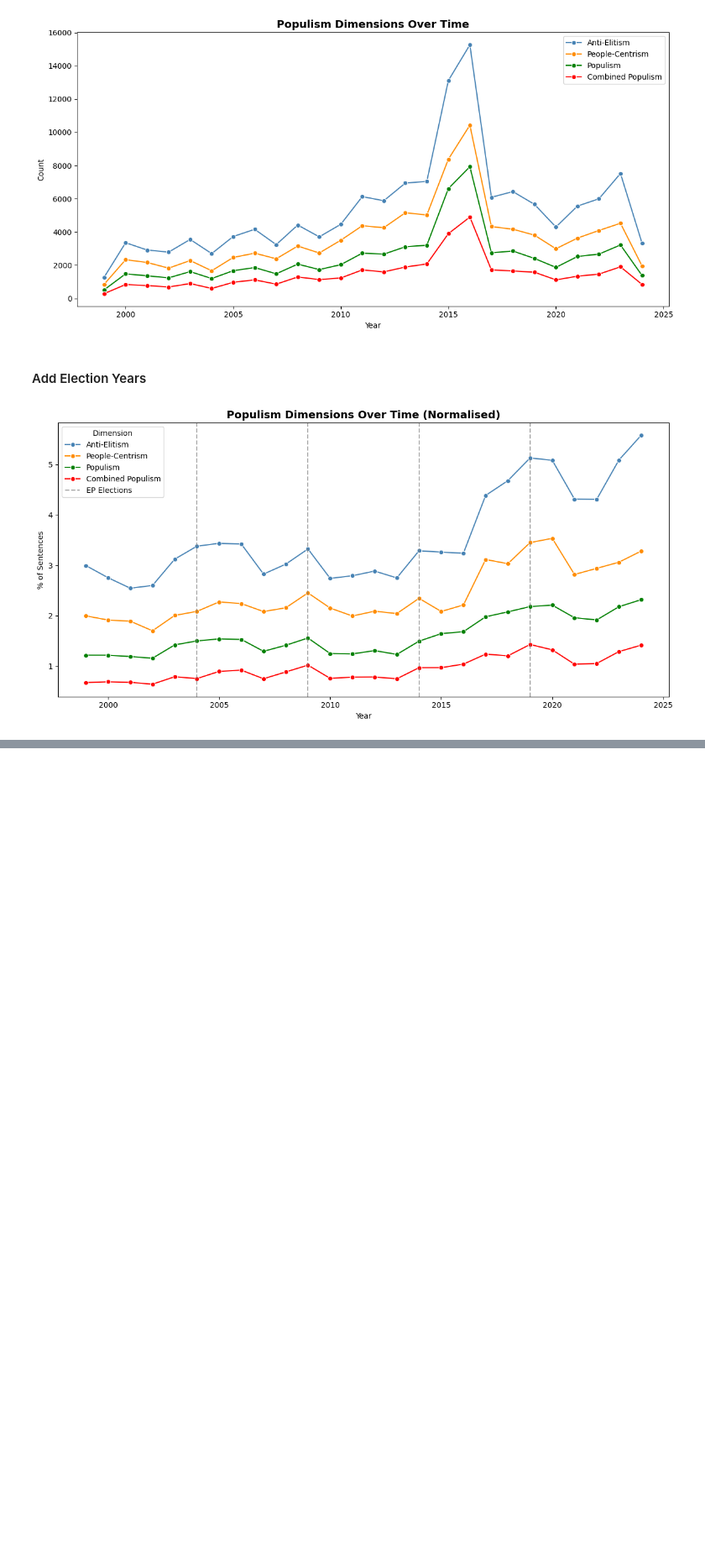
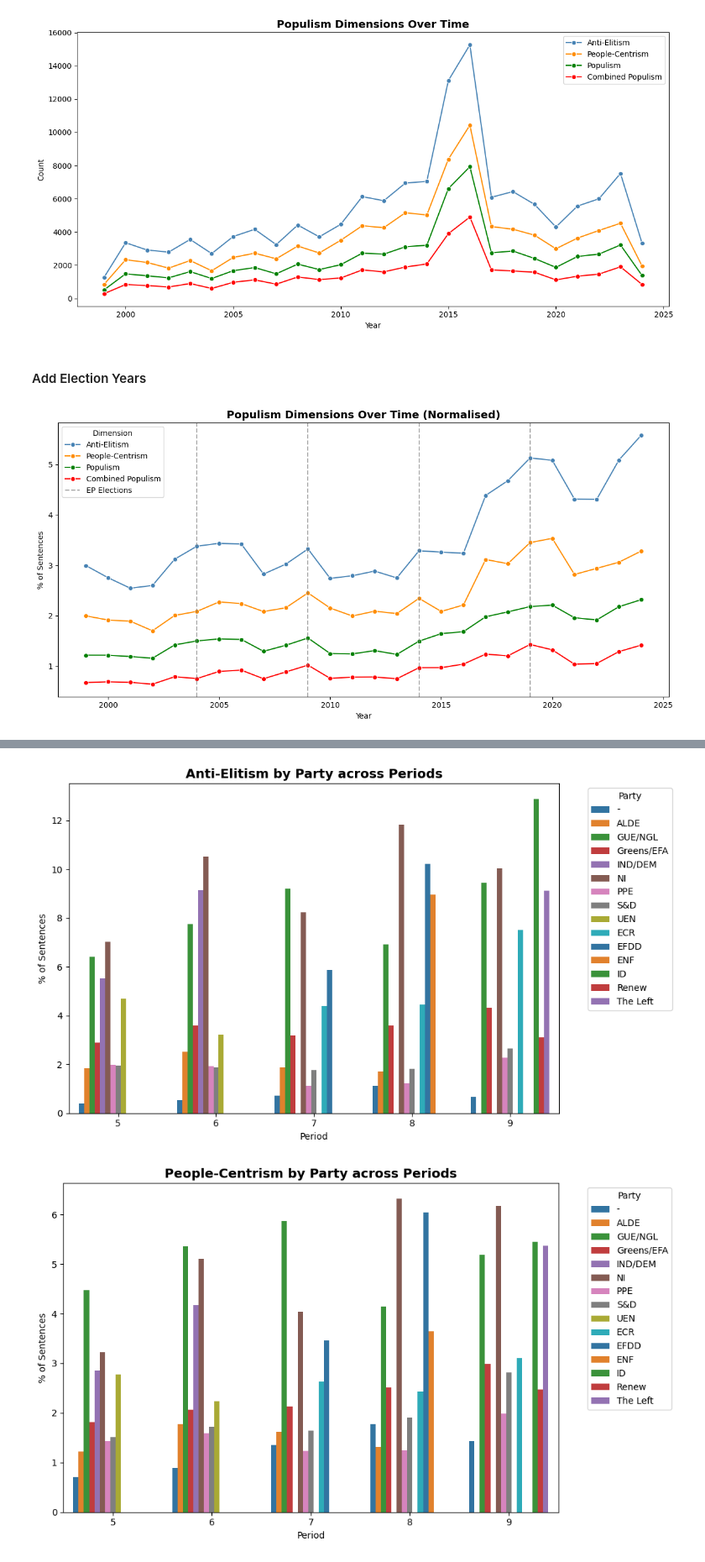
Before and after one commit to gransera/ep_populism_classification, a Jupyter notebook: notebooks/03_analysis_populism_dimensions.ipynb, the cells around one changed output, grey strips where cells are left out. Shown at 84% size. Drawn from its saved outputs; the diff is of its cells as text; code cells hidden in the pictures; blank space fills up the shorter version.

```diff
--- a/notebooks/03_analysis_populism_dimensions.ipynb
+++ b/notebooks/03_analysis_populism_dimensions.ipynb
@@ -271,0 +445,22 @@ plt.show()
+# %%
+for dim_col, dim_name, *_ in dimensions[:4]:
+    share_col = f'{dim_name}_share'
+
+    plt.figure(figsize=(10, 6))
+    sns.barplot(
+        data=party_period,
+        x='period',
+        y=share_col,
+        hue='party',
+        palette=line_palette
+    )
+    plt.title(f'{dim_name.replace("_", " ").title()} by Party across Periods', fontsize=14, fontweight='bold')
+    plt.ylabel('% of Sentences')
+    plt.xlabel('Period')
+    plt.legend(title='Party', bbox_to_anchor=(1.05, 1), loc='upper left')
+    plt.tight_layout()
+    plt.savefig(f'../outputs/bar_charts/{dim_name}_party_period.png', dpi=300, bbox_inches='tight')
+    plt.show()
+# %% [output]
+[figure, added]
+[figure, added]
```
Also changed, not shown: parts of 11 cells of this notebook.
